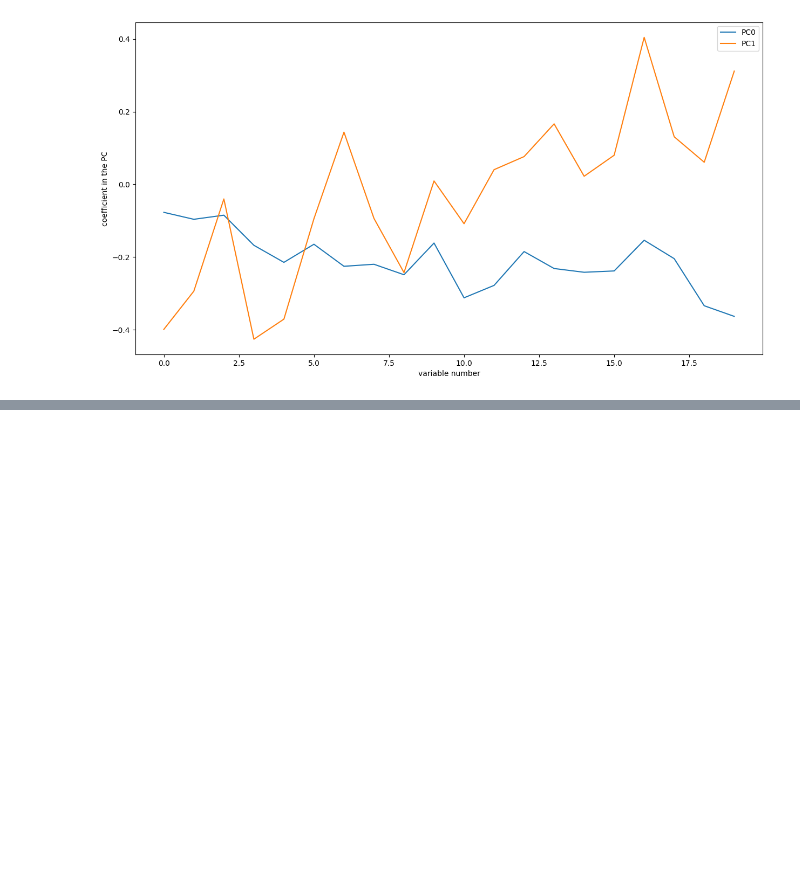
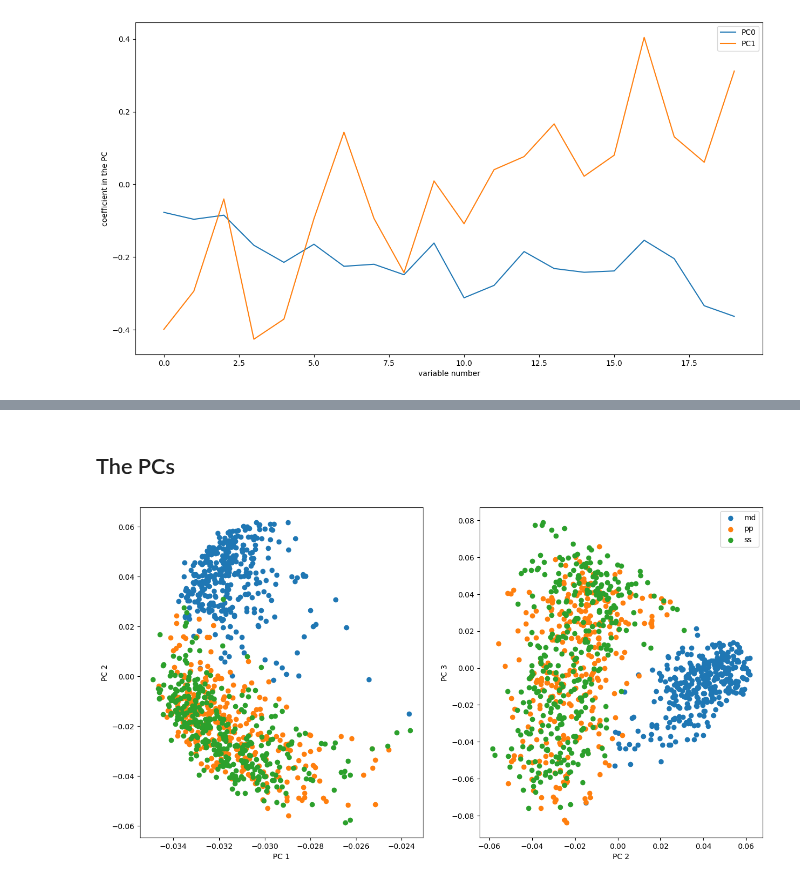
Before and after one commit to UOdsci/dsci345, a Jupyter notebook: class_material/slides/Week_06_PCA.ipynb, the cells around one changed output, grey strips where cells are left out. Saved outputs shown, nothing was run; the diff lists cells and outputs as text; code cells hidden in the pictures; blank space fills up the shorter version.

```diff
--- a/class_material/slides/Week_06_PCA.ipynb
+++ b/class_material/slides/Week_06_PCA.ipynb
@@ -155,0 +255,15 @@ plt.legend();
+# %%
+from collections import defaultdict
+
+pfile = open("data/passages.txt", "r")
+passages = pfile.read().split("\n")[:-1]
+sources = pd.read_table("data/passage_sources.tsv")
+words = np.unique(" ".join(passages).split(" "))[1:]
+def tabwords(x, words):
+    d = defaultdict(int)
+    for w in x.split(" "):
+        d[w] += 1
+    out = np.array([d[w] for w in words])
+    return out
+
+wordmat = np.array([tabwords(x, words) for x in passages])
@@ -155,0 +300,10 @@ plt.legend();
+# %%
+from scipy.sparse.linalg import svds
+# center and scale the data
+x = wordmat - np.mean(wordmat, axis=1)[:,np.newaxis]
+x /= np.std(x, axis=1)[:, np.newaxis]
+pcs, evals, evecs = svds(x, k=3)
+eord = np.argsort(evals)[::-1]
+evals = evals[eord]
+evecs = evecs[eord,:]
+pcs = pcs[:,eord]
@@ -155,0 +329,13 @@ plt.legend();
+# %% [markdown]
+## The PCs
+# %%
+fig, (ax0, ax1) = plt.subplots(1, 2)
+for s in np.unique(sources['source']):
+    ax0.scatter(pcs[sources['source'] == s,0], pcs[sources['source'] == s,1])
+    ax1.scatter(pcs[sources['source'] == s,1], pcs[sources['source'] == s,2], label=s)
+
+ax0.set_xlabel("PC 1"); ax0.set_ylabel("PC 2")
+ax1.set_xlabel("PC 2"); ax1.set_ylabel("PC 3")
+ax1.legend();
+# %% [output]
+[figure, added]
```
Also changed, not shown: parts of 30 cells of this notebook, 5 other files.
